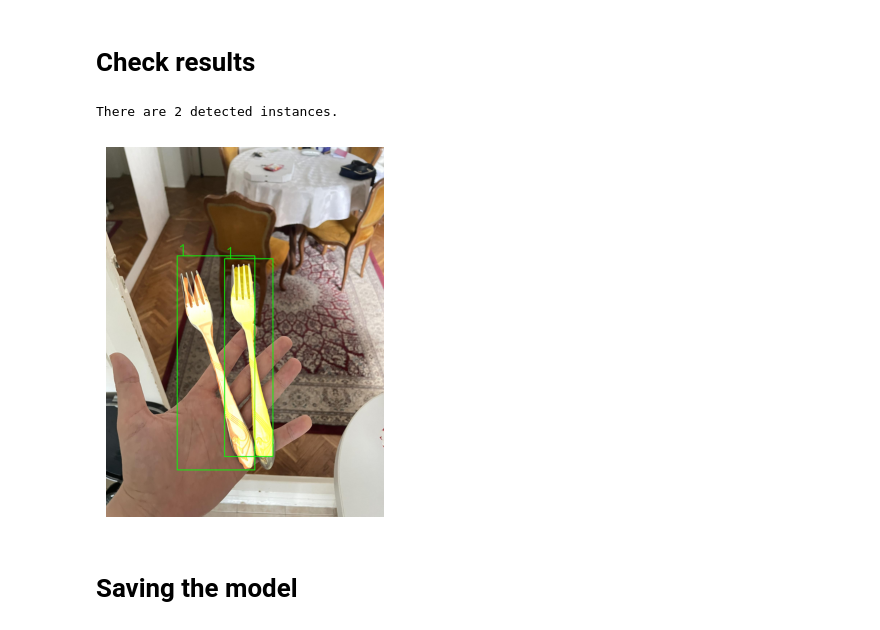
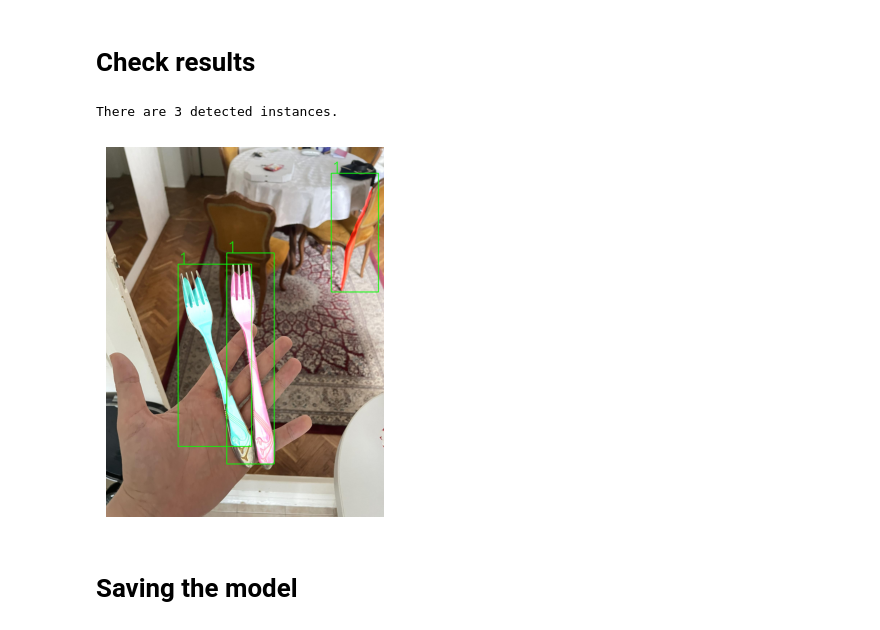
Before and after one commit to somelijer/Fork-instance-segmentation, a Jupyter notebook: InstanceSegmentationORI.ipynb, the cells around one changed output. Cells and saved outputs as stored; diff of their text form; code cells hidden in the pictures.

Commit message:
Full Dataset training and model loading

```diff
--- a/InstanceSegmentationORI.ipynb
+++ b/InstanceSegmentationORI.ipynb
@@ -169,7 +240,7 @@ def load_random_photo_with_annotations(annotation_file, image_folder):
 
 # Set the necessary variables
 annotation_file = '/content/subsetAnnotations/instances_fork.json'  # Replace with the path to the filtered annotation file
-image_folder = '/content/subsetAnnotations'  # Replace with the path to the folder containing the subset images
+image_folder = '/content/subsetPictures'  # Replace with the path to the folder containing the subset images
 
 # Load a random photo with its annotations and segmentation masks
 load_random_photo_with_annotations(annotation_file, image_folder)
@@ -716,6 +791,17 @@ class COCODataset(object):
         # parse annotations
         segmentations = []
         category_ids = []
+        voc_bboxes = []
+        masks = None
+
+        # find if negative sample
+        is_negative_sample = False
+        if len(image_dict["annotations"]) == 0:
+            is_negative_sample = True
+
+         # parse annotations
+        segmentations = []
+        category_ids = []
 
         # find if negative sample
         is_negative_sample = False
@@ -740,7 +826,6 @@ class COCODataset(object):
             (coco_bboxes, voc_bboxes) = convert_coco_poly_to_bbox(
                 segmentations, height=image.shape[0], width=image.shape[1]
             )
-
 
         # check again if augmentation result is negative sample
         if (not is_negative_sample) and (self.transforms is not None):
@@ -768,6 +853,7 @@ class COCODataset(object):
         if not is_negative_sample:  # positive target
             target["masks"] = to_uint8_tensor(masks)
         else:  # negative target
+            print("Negative target")
             target["masks"] = torch.zeros(
                 0, image.shape[0], image.shape[1], dtype=torch.uint8
             )
@@ -804,8 +890,18 @@ def image_to_float_tensor(image):
 # %% [markdown]
 # Instantiate the dataset loader
 # %%
-dataset_root = '/content'  # Replace with the path to your dataset root folder
-image_folder = dataset_root + '/subsetAnnotations'
-annotation_file = dataset_root + '/subsetAnnotations/instances_fork.json'
+train_datasets=[]
+good = 0
+for i in range(1,31):
+  dataset_root = '/content/trainSubsets/'  # Replace with the path to your dataset root folder
+  dataset_root += str(i)
+  image_folder = dataset_root + '/subsetPictures'
+  annotation_file = dataset_root + '/subsetAnnotations/instances_fork.json'
+  try:
+      train_dataset = COCODataset(image_folder, annotation_file)
+      train_datasets.append(train_dataset)
+      good += 1
+  except:
+    print("BAD DATASET ",i)
 
-train_dataset = COCODataset(image_folder, annotation_file)
+print("\nThere are " + str(good) + " usable subsets from 30")
@@ -1033,9 +1052,3 @@ MaskRCNN(
     )
   )
 )
-# %%
-epoch = 1
-for _ in range(20):
-  # Train for one epoch
-  train(model, train_data_loader, optimizer, device)
-  epoch+=1
@@ -1188,36 +1261,37 @@ from PIL import Image
 import matplotlib.pyplot as plt
 
 
-folder = '/content/subsetAnnotations/'
+folder = '/content/'
 visual_folder = '/content/visualisator/'
 imgname = 'viljuska.jpg'
 
 image = cv2.imread(folder + imgname)
 image = cv2.cvtColor(image, cv2.COLOR_BGR2RGB)
 
 # Move the model from GPU to CPU
 model = model.to('cpu')
+model.eval()
 
 masks, boxes, pred_cls = get_prediction(
         image, model, threshold=0.75
 )
 
 # visualize result
 visualize_prediction(
     image, masks, boxes, pred_cls, rect_th=3, text_size=3, text_th=3, file_name = imgname
 )
 
 image = cv2.imread(visual_folder + imgname)
 
 # Load the image
 image_path = visual_folder + imgname  # Replace with the path to your image file
 image = Image.open(image_path)
 
 plt.imshow(image)
 plt.axis('off')  # Turn off axis ticks and labels
 plt.show()
 # %% [output]
-There are 2 detected instances.
+There are 3 detected instances.
-[figure, old version]
+[figure, new version]
 # %% [markdown]
 # Saving the model
```
Also changed, not shown: parts of 22 cells of this notebook.
